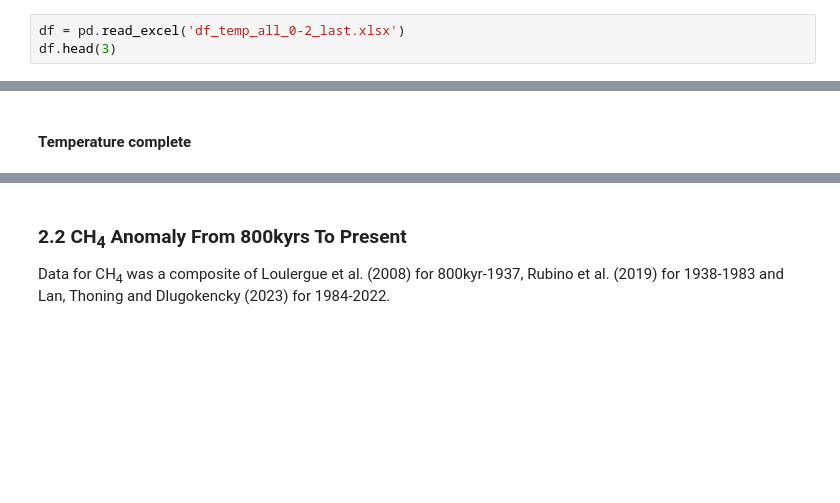
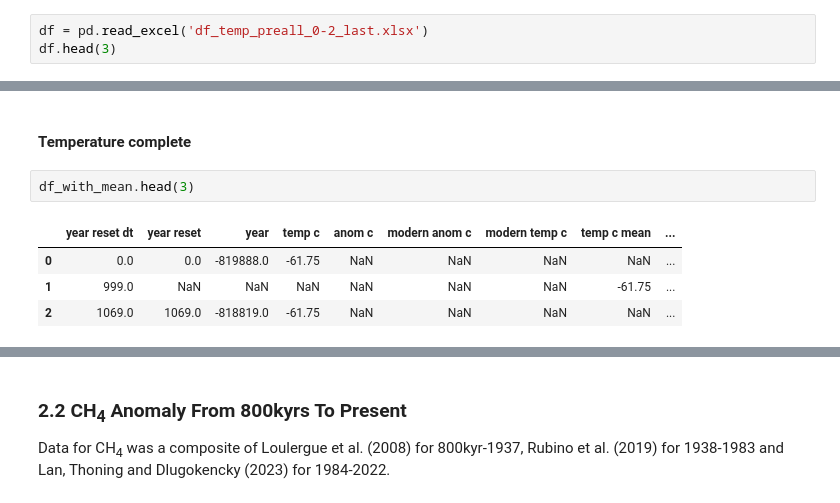
Before and after one commit to nurbujang/2progdaw23, a Jupyter notebook: project2.ipynb, the cells around one changed output, grey strips where cells are left out. Cells and saved outputs as stored; diff of their text form; blank space fills up the shorter version.

Commit message:
all temp

```diff
--- a/project2.ipynb
+++ b/project2.ipynb
@@ -488,7 +488,7 @@ df_temp_all_0_2.to_excel('df_temp_all_0-2_last.xlsx')
 # %% [markdown]
 Because pandas datetime limit is 584 years using a 64-bit integer (calmcode.io, n.d.),
 # %%
-df = pd.read_excel('df_temp_all_0-2_last.xlsx')
+df = pd.read_excel('df_temp_preall_0-2_last.xlsx')
 df.head(3)
 # %% [output]
 |  | year reset | year | temp c | anom c | modern anom c | modern temp c |
@@ -568,3 +568,10 @@ px.scatter(df_with_mean,
 Plot shows that the anomaly from Jouzel-AICC paper (anom c alt) matched the anomaly from NOAA (anom c).
 # %% [markdown]
 #### Temperature complete
+# %%
+df_with_mean.head(3)
+# %% [output]
+|  | year reset dt | year reset | year | temp c | anom c | modern anom c | modern temp c | temp c mean | ... |
+| 0 | 0.0 | 0.0 | -819888.0 | -61.75 | NaN | NaN | NaN | NaN | ... |
+| 1 | 999.0 | NaN | NaN | NaN | NaN | NaN | NaN | -61.75 | ... |
+| 2 | 1069.0 | 1069.0 | -818819.0 | -61.75 | NaN | NaN | NaN | NaN | ... |
```
Also changed, not shown: parts of 10 cells of this notebook, 2 other files.
